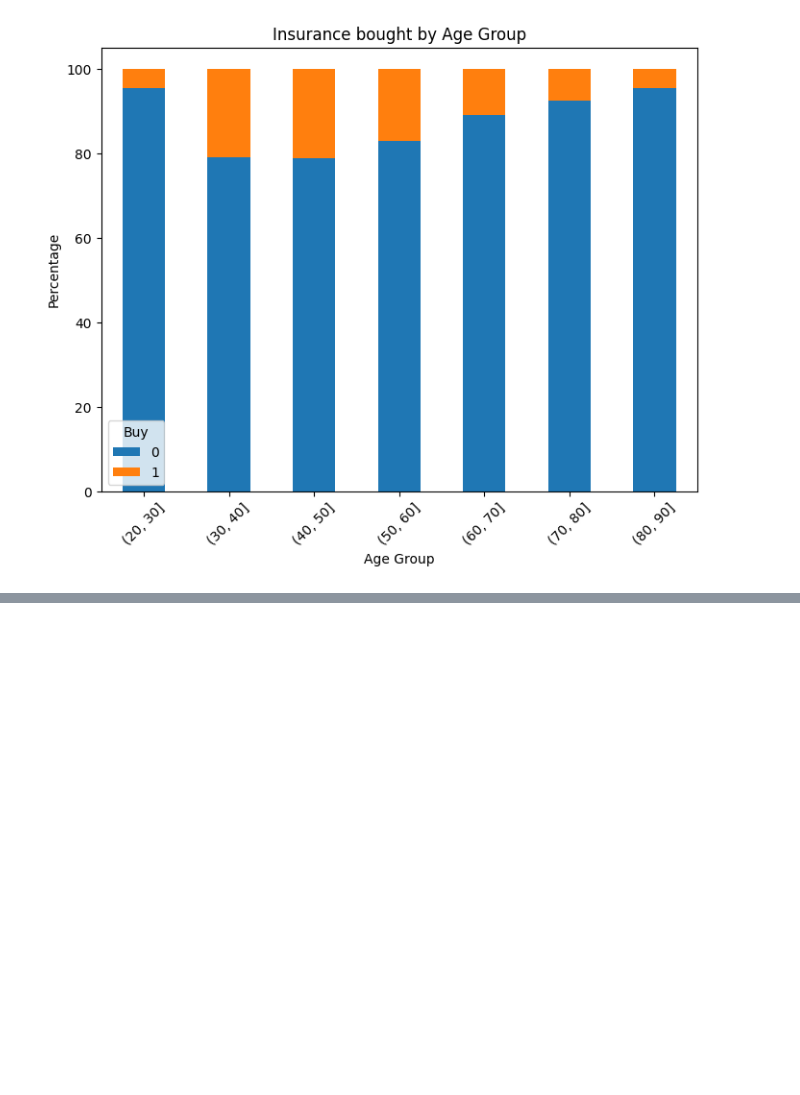
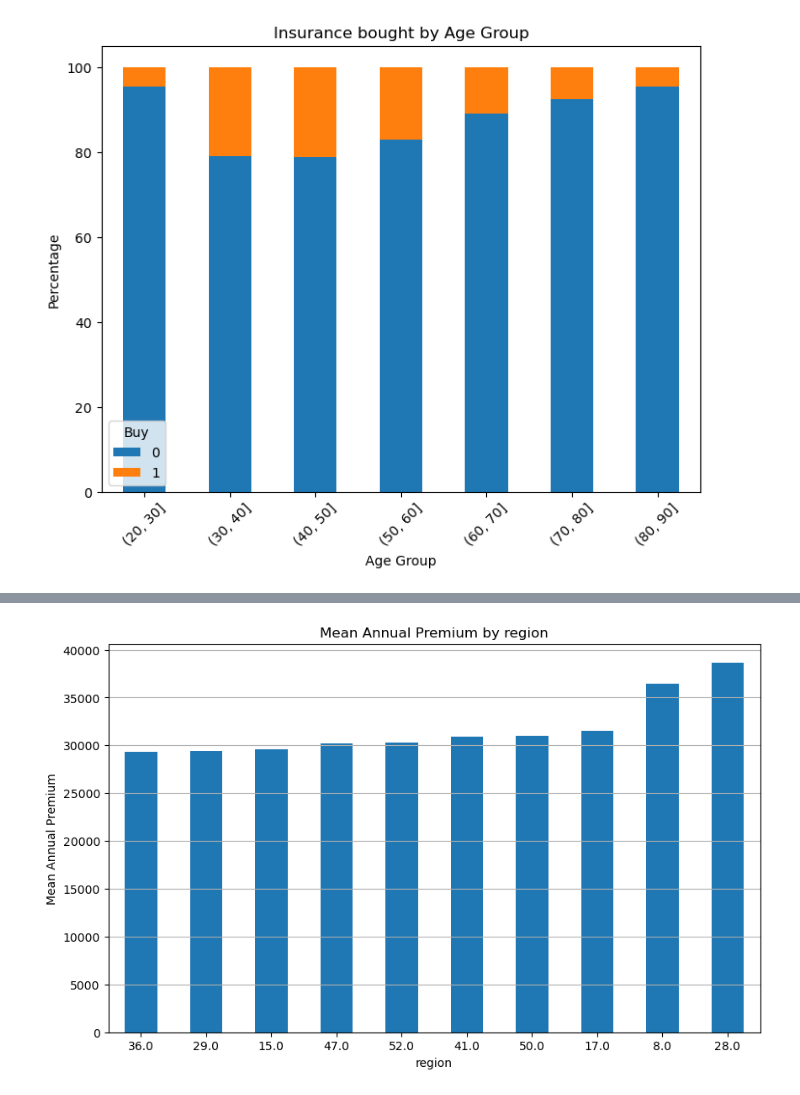
Before and after one commit to JMAN-CODES/EDA-Vehicle, a Jupyter notebook: eda.ipynb, the cells around one changed output, grey strips where cells are left out. Cells and saved outputs as stored; diff of their text form; code cells hidden in the pictures; blank space fills up the shorter version.

```diff
--- a/eda.ipynb
+++ b/eda.ipynb
@@ -344,7 +278,7 @@ Previously_Insured
 # %%
 bin_edges = [0, 50, 100, 150, 200, 250, 300, 350, 400, 450, 500]
 
-df['policy_bins'] = pd.cut(df[''], bins=bin_edges, labels=['0-50', '51-100', '101-150', '151-200',
+df['Vintage_bins'] = pd.cut(df['Vintage'], bins=bin_edges, labels=['0-50', '51-100', '101-150', '151-200',
                                                                     '201-250', '251-300', '301-350', '351-400',
                                                                     '401-450', '451-500'])
 
@@ -443,0 +377,14 @@ plt.show()
+# %%
+avg_premium_per_region = df.groupby('Region_Code')['Annual_Premium'].mean().sort_values().tail(10)
+avg_premium_per_region
+
+plt.figure(figsize=(10, 6))
+avg_premium_per_region.plot(kind='bar')
+plt.title('Mean Annual Premium by region')
+plt.xlabel('region')
+plt.ylabel('Mean Annual Premium')
+plt.xticks(rotation=0)
+plt.grid(axis='y')
+plt.show()
+# %% [output]
+[figure, added]
```
Also changed, not shown: parts of 45 cells of this notebook, 1 other file.
